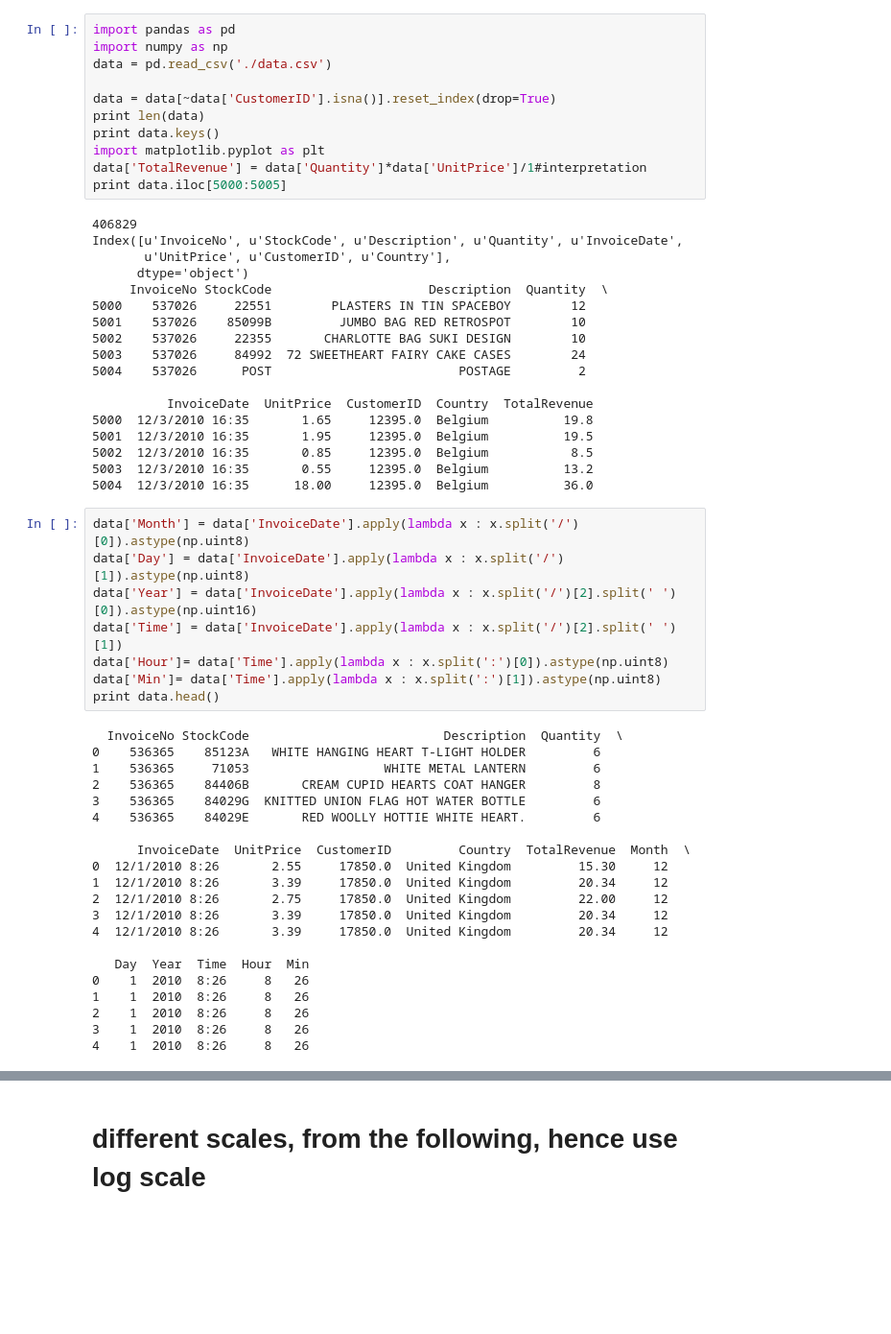
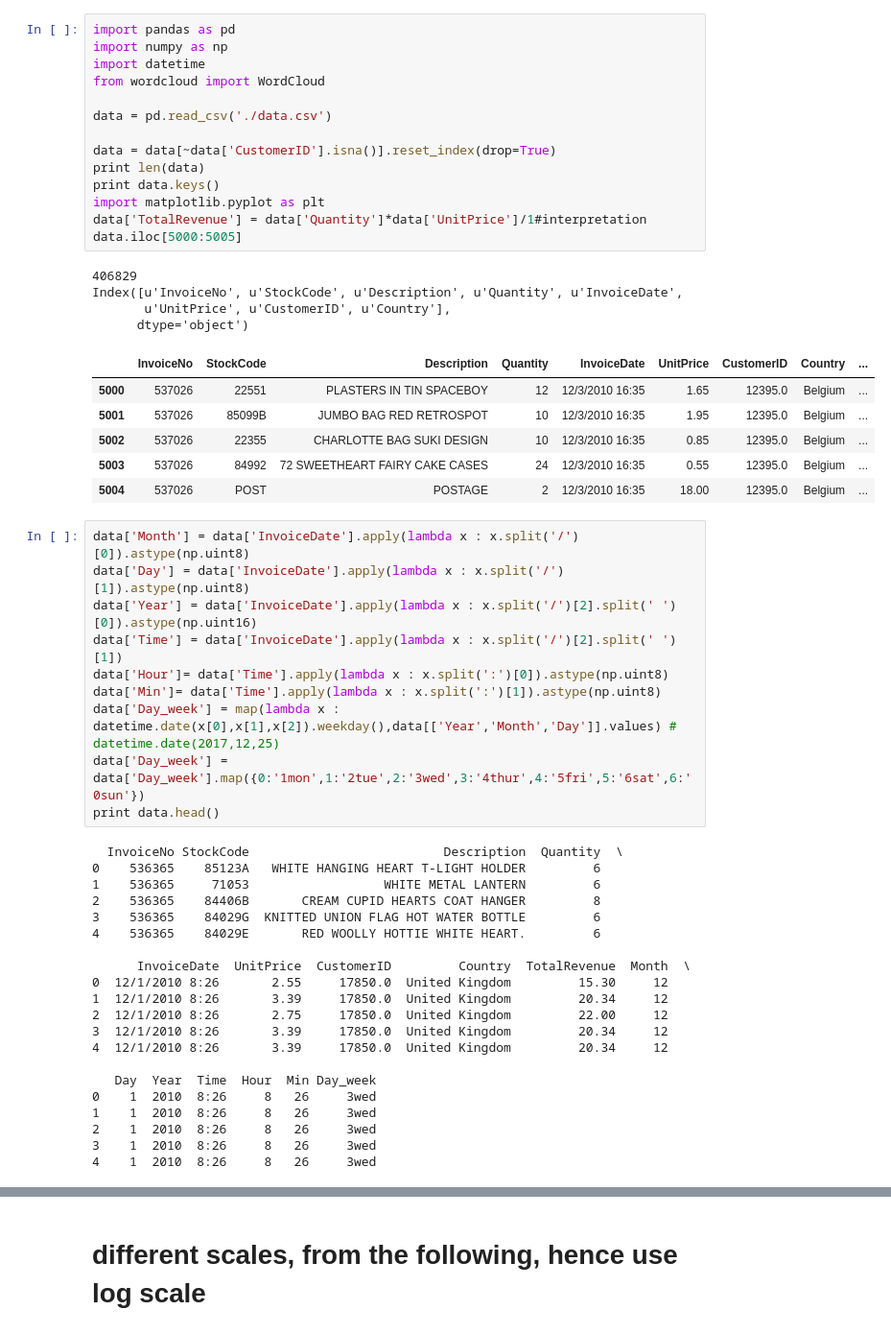
Before and after one commit to leexa90/E-commece-Data-Science, a Jupyter notebook: Untitled_cluster.ipynb, the cells around one changed output, grey strips where cells are left out. Shown: that part at 96% size. Drawn from its saved outputs; the diff is of its cells as text; blank space fills up the shorter version.

```diff
--- a/Untitled_cluster.ipynb
+++ b/Untitled_cluster.ipynb
@@ -1,32 +1,28 @@
 # %%
 import pandas as pd
 import numpy as np
+import datetime
+from wordcloud import WordCloud
+
 data = pd.read_csv('./data.csv')
 
 data = data[~data['CustomerID'].isna()].reset_index(drop=True)
 print len(data)
 print data.keys()
 import matplotlib.pyplot as plt
 data['TotalRevenue'] = data['Quantity']*data['UnitPrice']/1#interpretation
-print data.iloc[5000:5005]
+data.iloc[5000:5005]
 # %% [output]
 406829
 Index([u'InvoiceNo', u'StockCode', u'Description', u'Quantity', u'InvoiceDate',
        u'UnitPrice', u'CustomerID', u'Country'],
       dtype='object')
-     InvoiceNo StockCode                     Description  Quantity  \
-5000    537026     22551        PLASTERS IN TIN SPACEBOY        12
-5001    537026    85099B         JUMBO BAG RED RETROSPOT        10
-5002    537026     22355       CHARLOTTE BAG SUKI DESIGN        10
-5003    537026     84992  72 SWEETHEART FAIRY CAKE CASES        24
-5004    537026      POST                         POSTAGE         2
-
-          InvoiceDate  UnitPrice  CustomerID  Country  TotalRevenue
-5000  12/3/2010 16:35       1.65     12395.0  Belgium          19.8
-5001  12/3/2010 16:35       1.95     12395.0  Belgium          19.5
-5002  12/3/2010 16:35       0.85     12395.0  Belgium           8.5
-5003  12/3/2010 16:35       0.55     12395.0  Belgium          13.2
-5004  12/3/2010 16:35      18.00     12395.0  Belgium          36.0
+|  | InvoiceNo | StockCode | Description | Quantity | InvoiceDate | UnitPrice | CustomerID | Country | ... |
+| 5000 | 537026 | 22551 | PLASTERS IN TIN SPACEBOY | 12 | 12/3/2010 16:35 | 1.65 | 12395.0 | Belgium | ... |
+| 5001 | 537026 | 85099B | JUMBO BAG RED RETROSPOT | 10 | 12/3/2010 16:35 | 1.95 | 12395.0 | Belgium | ... |
+| 5002 | 537026 | 22355 | CHARLOTTE BAG SUKI DESIGN | 10 | 12/3/2010 16:35 | 0.85 | 12395.0 | Belgium | ... |
+| 5003 | 537026 | 84992 | 72 SWEETHEART FAIRY CAKE CASES | 24 | 12/3/2010 16:35 | 0.55 | 12395.0 | Belgium | ... |
+| 5004 | 537026 | POST | POSTAGE | 2 | 12/3/2010 16:35 | 18.00 | 12395.0 | Belgium | ... |
 # %%
 data['Month'] = data['InvoiceDate'].apply(lambda x : x.split('/')[0]).astype(np.uint8)
 data['Day'] = data['InvoiceDate'].apply(lambda x : x.split('/')[1]).astype(np.uint8)
@@ -34,6 +30,8 @@ data['Year'] = data['InvoiceDate'].apply(lambda x : x.split('/')[2].split(' ')[0
 data['Time'] = data['InvoiceDate'].apply(lambda x : x.split('/')[2].split(' ')[1])
 data['Hour']= data['Time'].apply(lambda x : x.split(':')[0]).astype(np.uint8)
 data['Min']= data['Time'].apply(lambda x : x.split(':')[1]).astype(np.uint8)
+data['Day_week'] = map(lambda x : datetime.date(x[0],x[1],x[2]).weekday(),data[['Year','Month','Day']].values) # datetime.date(2017,12,25)
+data['Day_week'] = data['Day_week'].map({0:'1mon',1:'2tue',2:'3wed',3:'4thur',4:'5fri',5:'6sat',6:'0sun'})
 print data.head()
 # %% [output]
   InvoiceNo StockCode                          Description  Quantity  \
@@ -50,9 +48,9 @@ print data.head()
 3  12/1/2010 8:26       3.39     17850.0  United Kingdom         20.34     12
 4  12/1/2010 8:26       3.39     17850.0  United Kingdom         20.34     12
 
-   Day  Year  Time  Hour  Min
-0    1  2010  8:26     8   26
-1    1  2010  8:26     8   26
-2    1  2010  8:26     8   26
-3    1  2010  8:26     8   26
-4    1  2010  8:26     8   26
+   Day  Year  Time  Hour  Min Day_week
+0    1  2010  8:26     8   26     3wed
+1    1  2010  8:26     8   26     3wed
+2    1  2010  8:26     8   26     3wed
+3    1  2010  8:26     8   26     3wed
+4    1  2010  8:26     8   26     3wed
```
Also changed, not shown: parts of 21 cells of this notebook, 2 other files.
